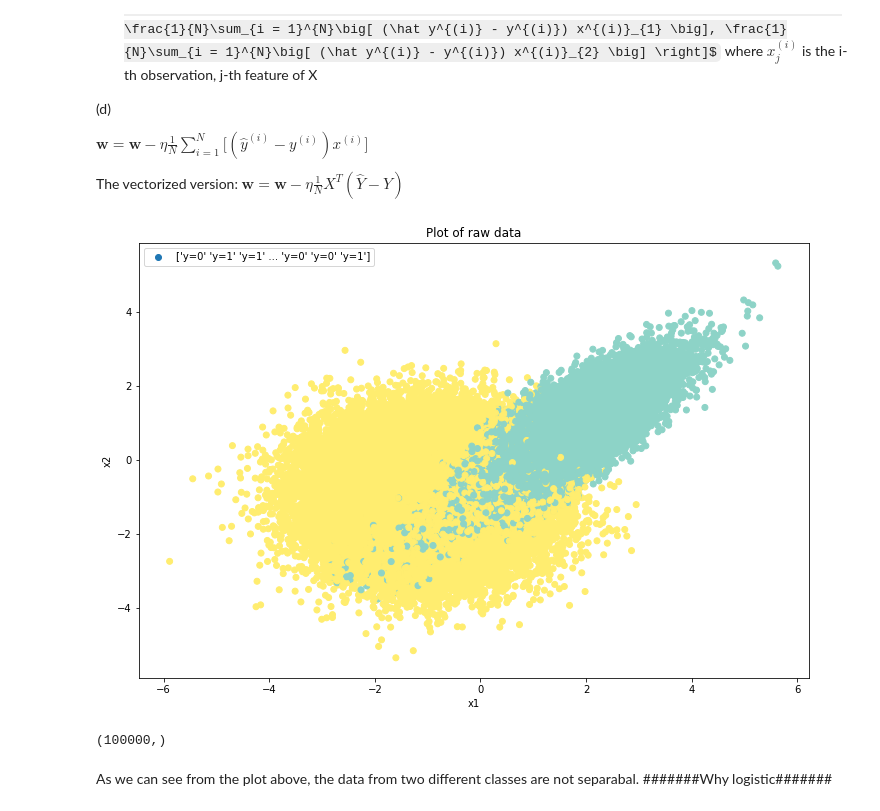
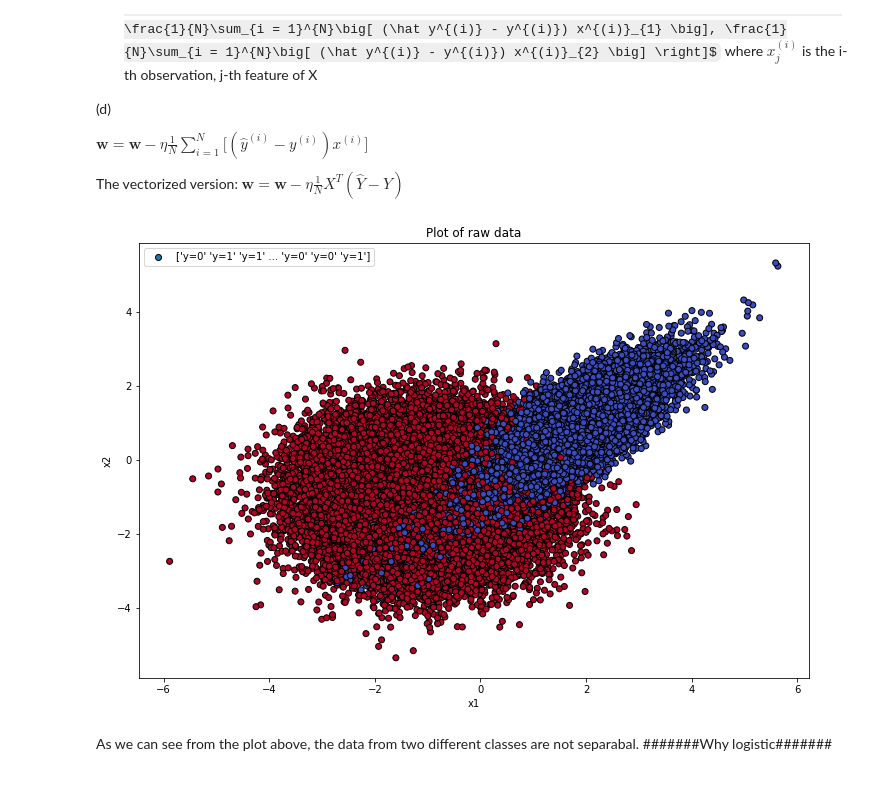
Before and after one commit to chrimiway/machine-learning-course, a Jupyter notebook: Assignment3.ipynb, the cells around one changed output. Drawn from its saved outputs; the diff is of its cells as text; code cells hidden in the pictures; some formulas as TeX source.

```diff
--- a/Assignment3.ipynb
+++ b/Assignment3.ipynb
@@ -97,20 +97,16 @@ y = data["y"].values
 # %%
 %matplotlib inline
 import matplotlib.pyplot as plt
 
 plt.figure(figsize=(12, 8))
-plt.scatter(x[:, 0], x[:, 1], c=y, label=y_lable, cmap="Set3")
+plt.scatter(x[:, 0], x[:, 1], c=y, label=y_lable, cmap="coolwarm", edgecolors="black")
 plt.xlabel("x1")
 plt.ylabel("x2")
 plt.title("Plot of raw data")
 plt.legend()
 plt.show()
 # %% [output]
-[figure, old version]
+[figure, new version]
-# %%
-y.shape
-# %% [output]
-(100000,)
 # %% [markdown]
 As we can see from the plot above, the data from two different classes are not separabal. #######Why logistic#######
 # %%
```
Also changed, not shown: parts of 13 cells of this notebook.
